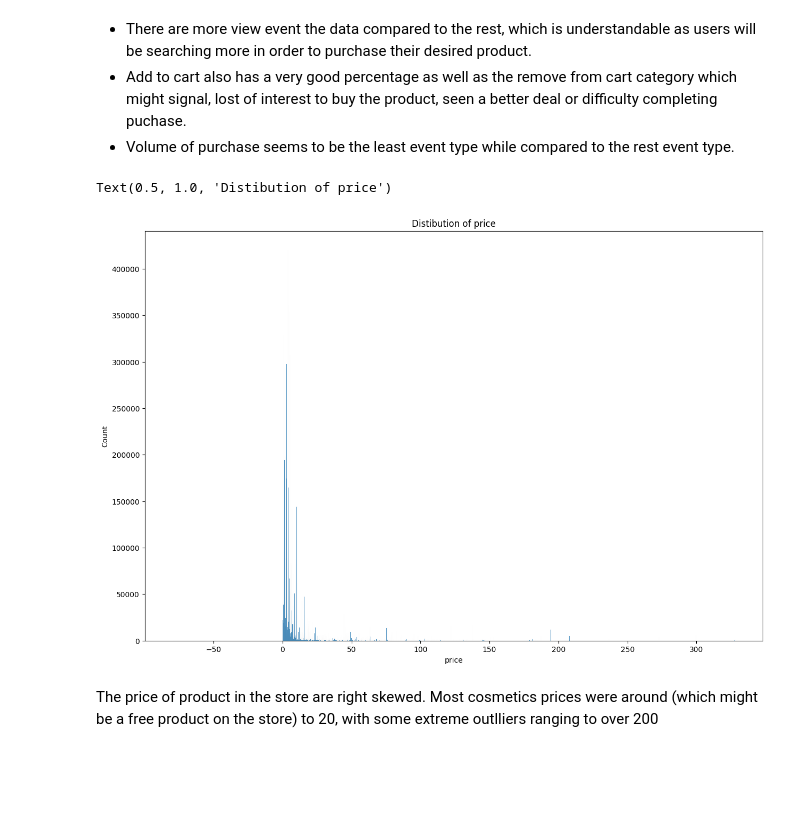
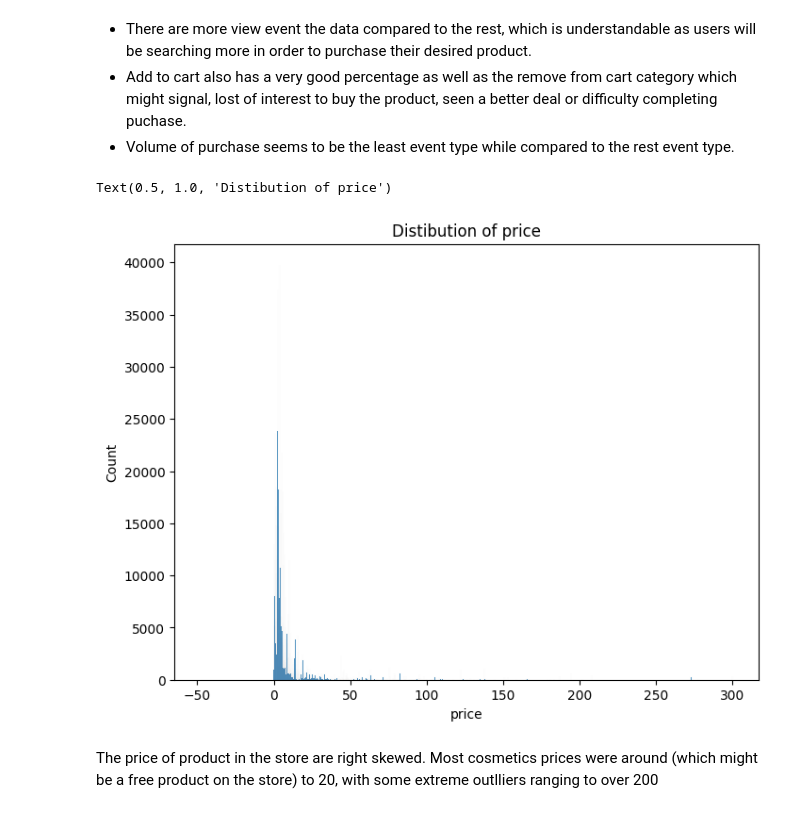
Before and after one commit to GIDDY269/Product_recommendation_system, a Jupyter notebook: notebooks/EDA.IPYNB, the cells around one changed output. Drawn from its saved outputs; the diff is of its cells as text; code cells hidden in the pictures; blank space fills up the shorter version.

```diff
--- a/notebooks/EDA.IPYNB
+++ b/notebooks/EDA.IPYNB
@@ -152,8 +165,11 @@ The `category_code` and `brand` columns contain many missing values, especially
 To address missing values in `brand`, we will attempt to map `product_id` with `brand` . If a `product_id` already has a known `brand` in other rows, we will use that information to fill in the missing values for the same product_id.
 
 For the `category_code` will drop it, cos i don't see any meaningful information, it is giving to the dataset.
+# %%
+training_data_cache = training_data_sp.cache()
+validation_data_cache = validation_data_sp.cache()
 # %%
-#dropping `category_code`
+# dropping category_code
 
-training_data.drop('category_code',axis=1,inplace=True)
-validation_data.drop('category_code',axis=1,inplace=True)
+training_data_cache = training_data_cache.drop('category_code')
+validation_data_cache = validation_data_cache.drop('category_code')
@@ -231,0 +206,6 @@ training_data
+# %%
+training_data_cache = training_data_cache.fillna({'brand':'UNKNOWN'})
+validation_data_cache = validation_data_cache.fillna({'brand':'UNKNOWN'})
+
+training_data_cache = training_data_cache.dropna(subset=['user_session'])
+validation_data_cache = validation_data_cache.dropna(subset=['user_session'])
@@ -244,9 +294,14 @@ training_data.head()
 # %%
+spark.conf.set("spark.sql.execution.arrow.pyspark.enabled", "true")
+
+
 # ditribution of event_type
+training_data_pandas = training_data_cache.limit(800000)
+training_data_pandas = training_data_pandas.toPandas()
 
 plt.figure(figsize=[20,10])
-sns.countplot(data=training_data,
-              x='event_type',order=training_data['event_type'].value_counts().index,palette='pastel')
+sns.countplot(data=training_data_pandas,
+              x='event_type',order=training_data_pandas['event_type'].value_counts().index,palette='pastel')
 plt.title(
     'Frequency of event type'
 )
@@ -263,14 +321,16 @@ Text(0.5, 1.0, 'Frequency of event type')
 # %%
 #  distribution of the price
 
-plt.figure(figsize=[15,10])
+
+
+plt.figure(figsize=[8,6])
 sns.histplot(
-    data=training_data,x='price'
+    data=training_data_pandas,x='price'
 )
 plt.title('Distibution of price')
 # %% [output]
 Text(0.5, 1.0, 'Distibution of price')
-[figure, old version]
+[figure, new version]
 # %% [markdown]
 The price of product in the store are right skewed. Most cosmetics prices were around (which might be a free product on the store) to 20, with some extreme outlliers ranging to over 200
 # %% [markdown]
```
Also changed, not shown: parts of 45 cells of this notebook, 17 other files.
